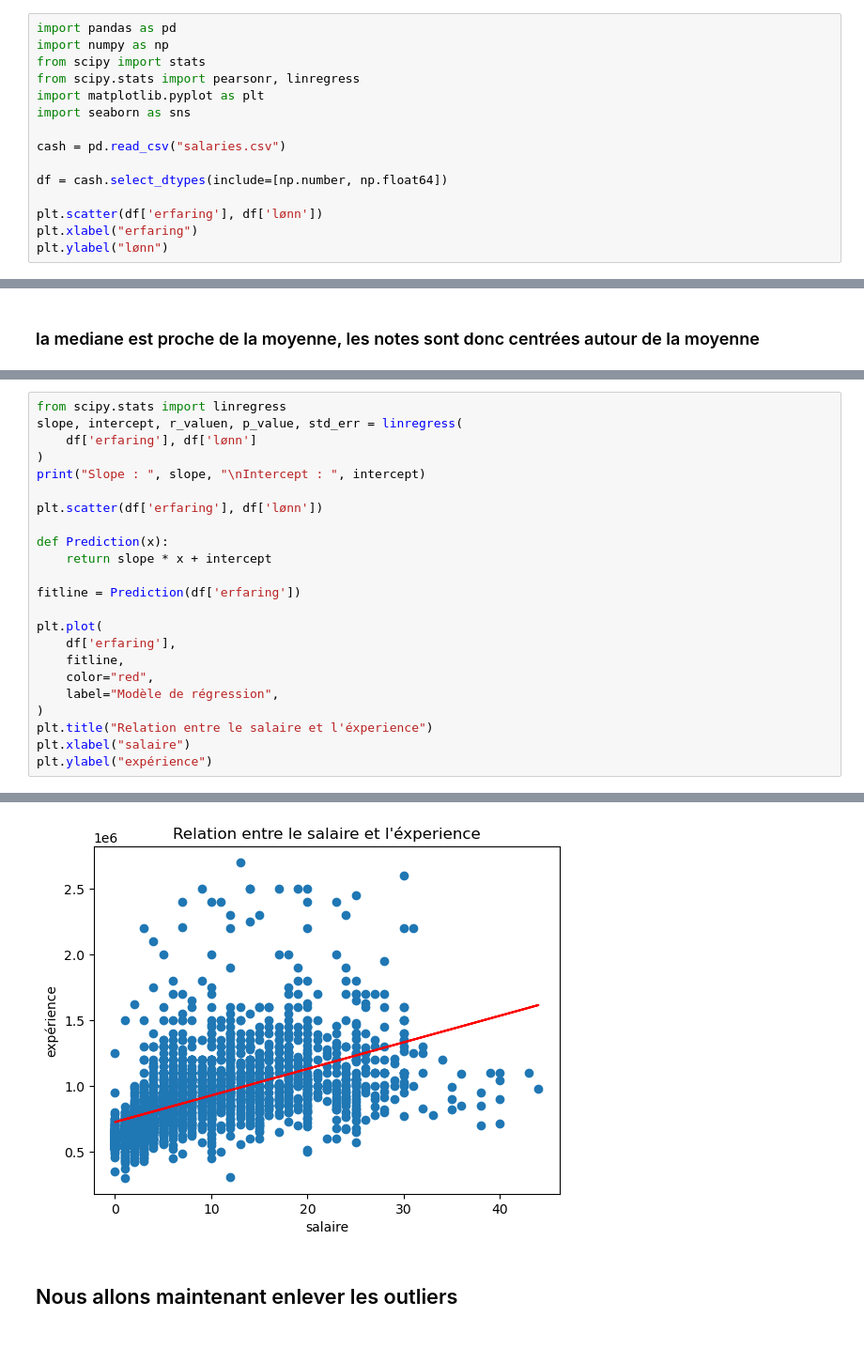
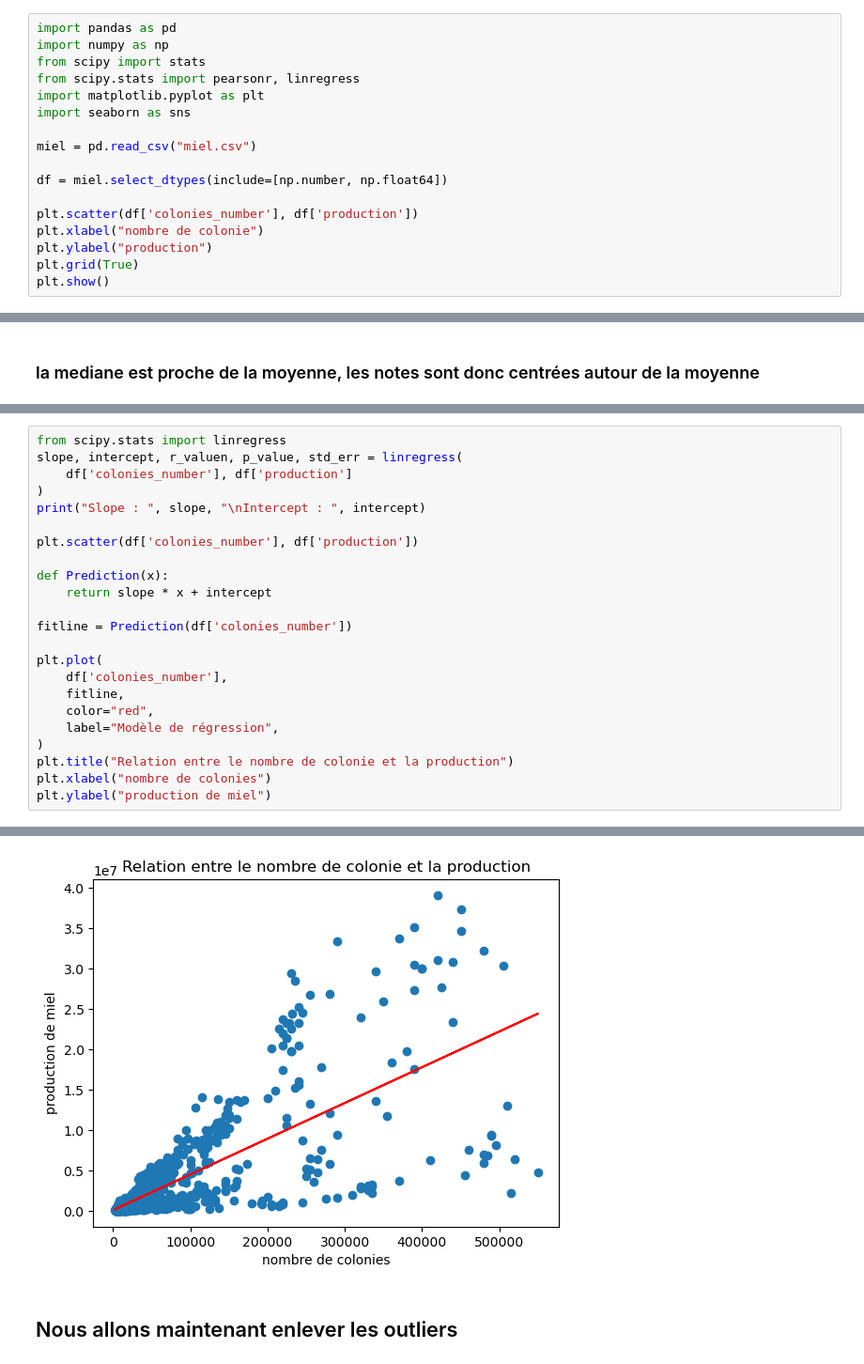
Before and after one commit to thocle03/Machine-Learning, a Jupyter notebook: projet2/TD22.ipynb, the cells around one changed output, grey strips where cells are left out. Shown: that part at 94% size. Saved outputs shown, nothing was run; the diff lists cells and outputs as text.

```diff
--- a/projet2/TD22.ipynb
+++ b/projet2/TD22.ipynb
@@ -34,11 +28,13 @@ from scipy.stats import pearsonr, linregress
 import matplotlib.pyplot as plt
 import seaborn as sns
 
-cash = pd.read_csv("salaries.csv")
+miel = pd.read_csv("miel.csv")
 
-df = cash.select_dtypes(include=[np.number, np.float64])
+df = miel.select_dtypes(include=[np.number, np.float64])
 
-plt.scatter(df['erfaring'], df['lønn'])
-plt.xlabel("erfaring")
-plt.ylabel("lønn")
+plt.scatter(df['colonies_number'], df['production'])
+plt.xlabel("nombre de colonie")
+plt.ylabel("production")
+plt.grid(True)
+plt.show()
 # %% [output]
@@ -81,24 +83,24 @@ p-value       2.521170e-207
 # %%
 from scipy.stats import linregress
 slope, intercept, r_valuen, p_value, std_err = linregress(
-    df['erfaring'], df['lønn']
+    df['colonies_number'], df['production']
 )
 print("Slope : ", slope, "\nIntercept : ", intercept)
 
-plt.scatter(df['erfaring'], df['lønn'])
+plt.scatter(df['colonies_number'], df['production'])
 
 def Prediction(x):
     return slope * x + intercept
 
-fitline = Prediction(df['erfaring'])
+fitline = Prediction(df['colonies_number'])
 
 plt.plot(
-    df['erfaring'],
+    df['colonies_number'],
     fitline,
     color="red",
     label="Modèle de régression",
 )
-plt.title("Relation entre le salaire et l'éxperience")
-plt.xlabel("salaire")
-plt.ylabel("expérience")
+plt.title("Relation entre le nombre de colonie et la production")
+plt.xlabel("nombre de colonies")
+plt.ylabel("production de miel")
 # %% [output]
@@ -108,4 +110,4 @@ Text(0, 0.5, 'expérience')
-[figure, old version]
+[figure, new version]
 # %% [markdown]
 ## Nous allons maintenant enlever les outliers
 # %%
```
Also changed, not shown: parts of 17 cells of this notebook.
